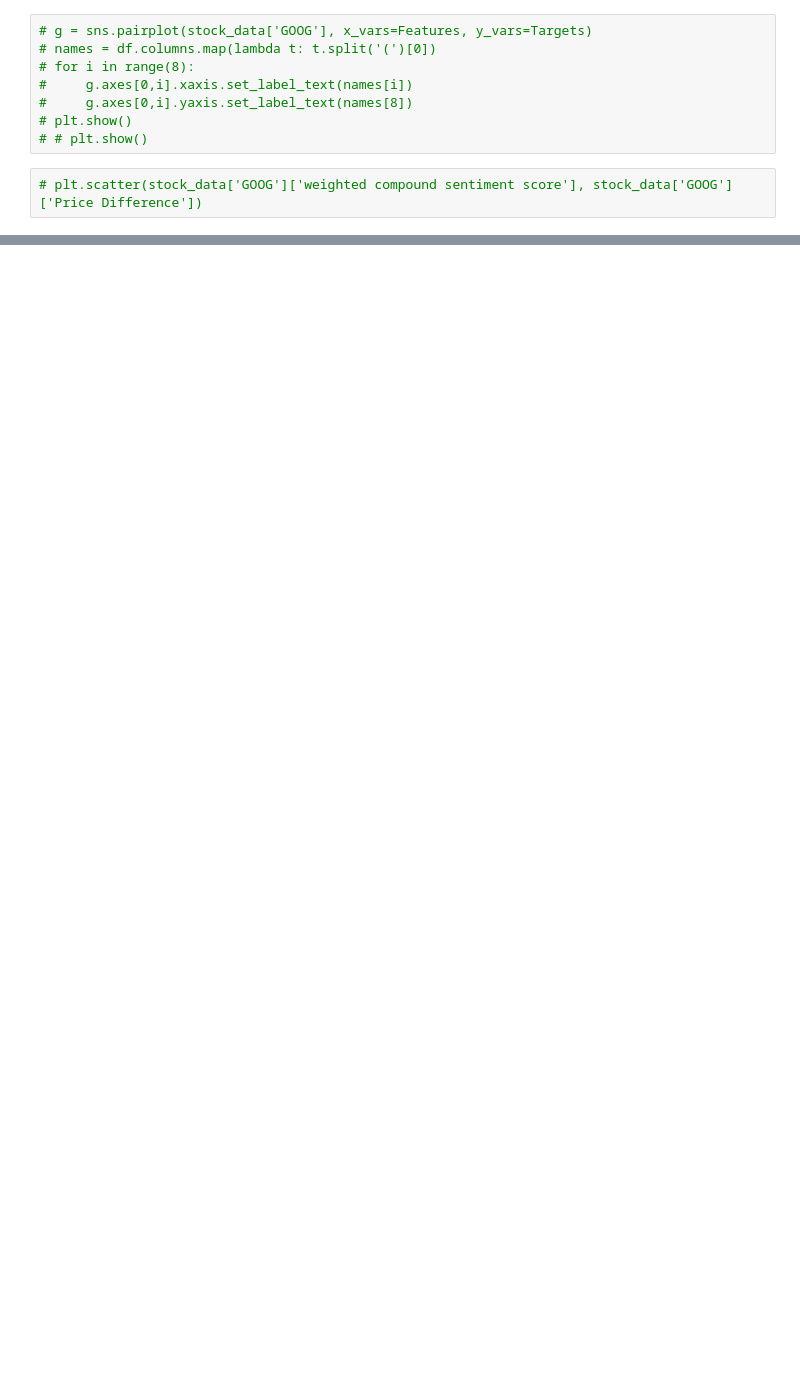
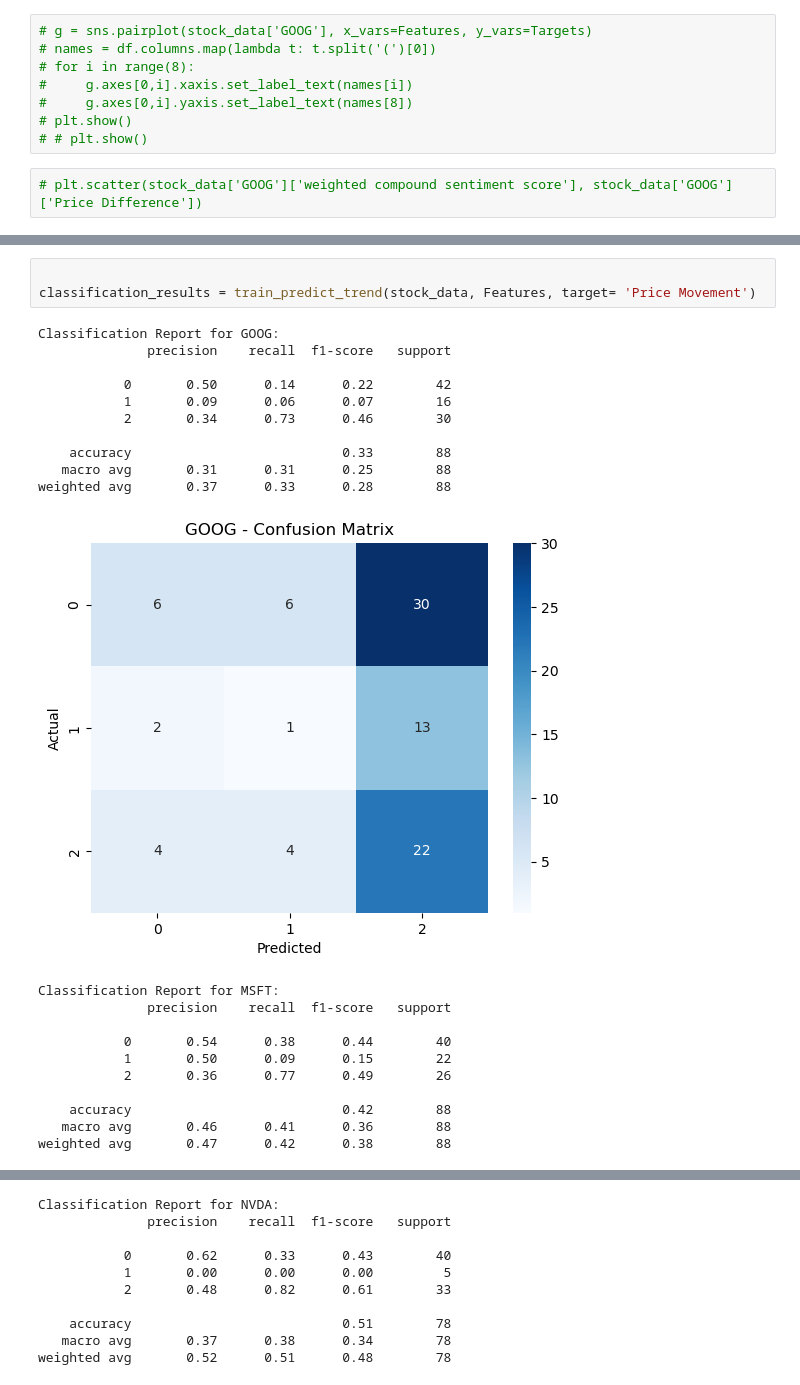
Before and after one commit to rishabhtyagi989/SIGNS_2024, a Jupyter notebook: stock_price_pred_xgb.ipynb, the cells around one changed output, grey strips where cells are left out. Drawn from its saved outputs; the diff is of its cells as text; blank space fills up the shorter version.

```diff
--- a/stock_price_pred_xgb.ipynb
+++ b/stock_price_pred_xgb.ipynb
@@ -367,0 +284,25 @@ weighted avg       0.49      0.48      0.48        85
+# %%
+
+classification_results = train_predict_trend(stock_data, Features, target= 'Price Movement')
+# %% [output]
+Classification Report for GOOG:
+              precision    recall  f1-score   support
+
+           0       0.50      0.14      0.22        42
+           1       0.09      0.06      0.07        16
+           2       0.34      0.73      0.46        30
+
+    accuracy                           0.33        88
+   macro avg       0.31      0.31      0.25        88
+weighted avg       0.37      0.33      0.28        88
+[figure, added]
+Classification Report for MSFT:
+              precision    recall  f1-score   support
+
+           0       0.54      0.38      0.44        40
+           1       0.50      0.09      0.15        22
+           2       0.36      0.77      0.49        26
+
+    accuracy                           0.42        88
+   macro avg       0.46      0.41      0.36        88
+weighted avg       0.47      0.42      0.38        88
@@ -367,0 +310,10 @@ weighted avg       0.49      0.48      0.48        85
+Classification Report for NVDA:
+              precision    recall  f1-score   support
+
+           0       0.62      0.33      0.43        40
+           1       0.00      0.00      0.00         5
+           2       0.48      0.82      0.61        33
+
+    accuracy                           0.51        78
+   macro avg       0.37      0.38      0.34        78
+weighted avg       0.52      0.51      0.48        78
```
Also changed, not shown: parts of 12 cells of this notebook.
